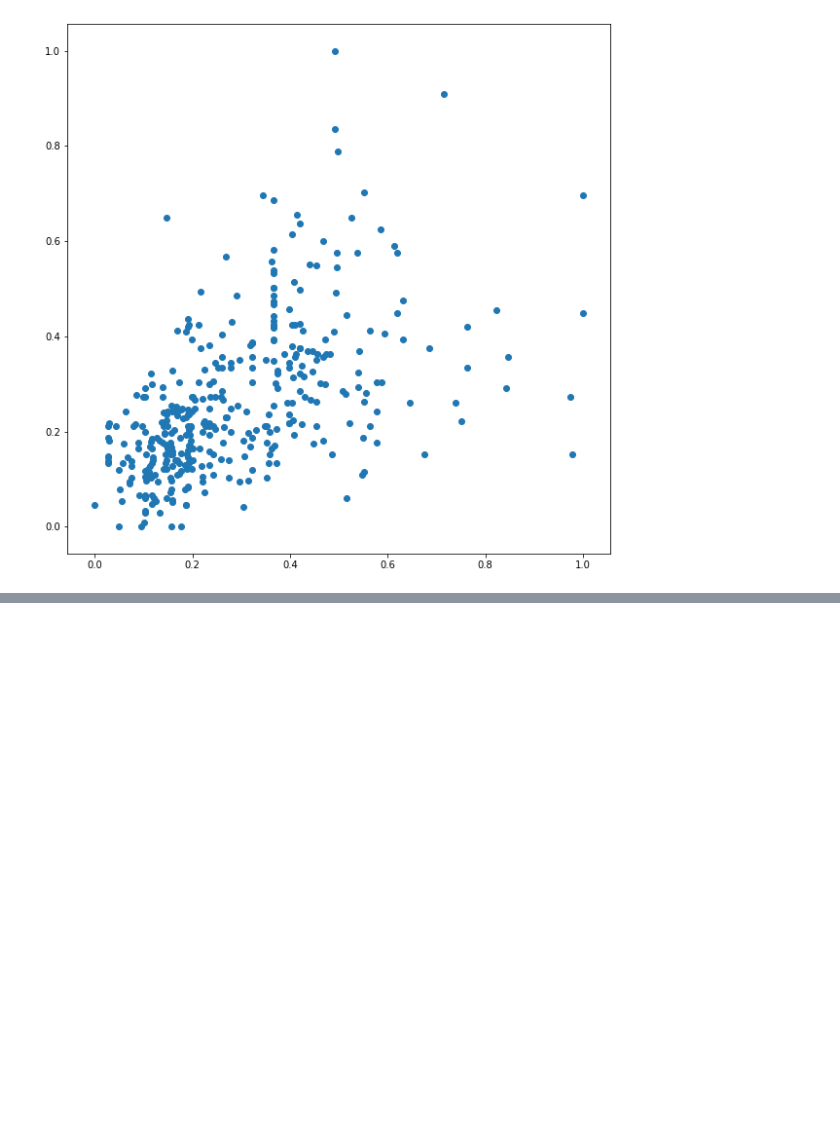
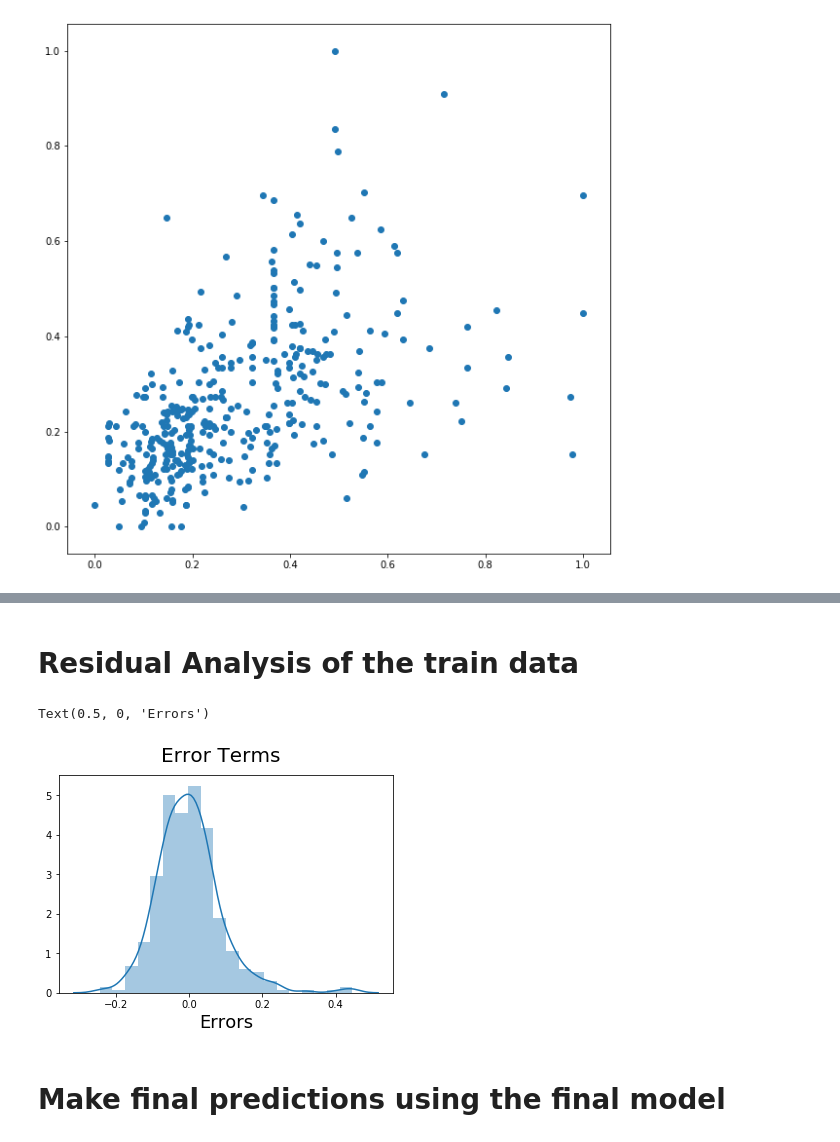
Before and after one commit to sumitdwivedi565/E441_Docs, a Jupyter notebook: Multiple Linear Regression.ipynb, the cells around one changed output, grey strips where cells are left out. Drawn from its saved outputs; the diff is of its cells as text; code cells hidden in the pictures; blank space fills up the shorter version.

```diff
--- a/Multiple Linear Regression.ipynb
+++ b/Multiple Linear Regression.ipynb
@@ -196,0 +426,3 @@ plt.show()
+# %%
+X_train_lm = sm.add_constant(X)
+lr_3 = sm.OLS(y_train,X_train_lm).fit()
@@ -196,0 +470,5 @@ plt.show()
+# %%
+X = X.drop('basement',1)
+# %%
+X_train_lm = sm.add_constant(X)
+lr_4 = sm.OLS(y_train,X_train_lm).fit()
@@ -196,0 +515,14 @@ plt.show()
+# %% [markdown]
+# Residual Analysis of the train data
+# %%
+y_train_price = lr_4.predict(X_train_lm)
+# %%
+fig=plt.figure()
+sns.distplot((y_train-y_train_price),bins=20)
+fig.suptitle('Error Terms',fontsize=20)
+plt.xlabel('Errors',fontsize=18)
+# %% [output]
+Text(0.5, 0, 'Errors')
+[figure, added]
+# %% [markdown]
+# Make final predictions using the final model
```
Also changed, not shown: parts of 36 cells of this notebook.
